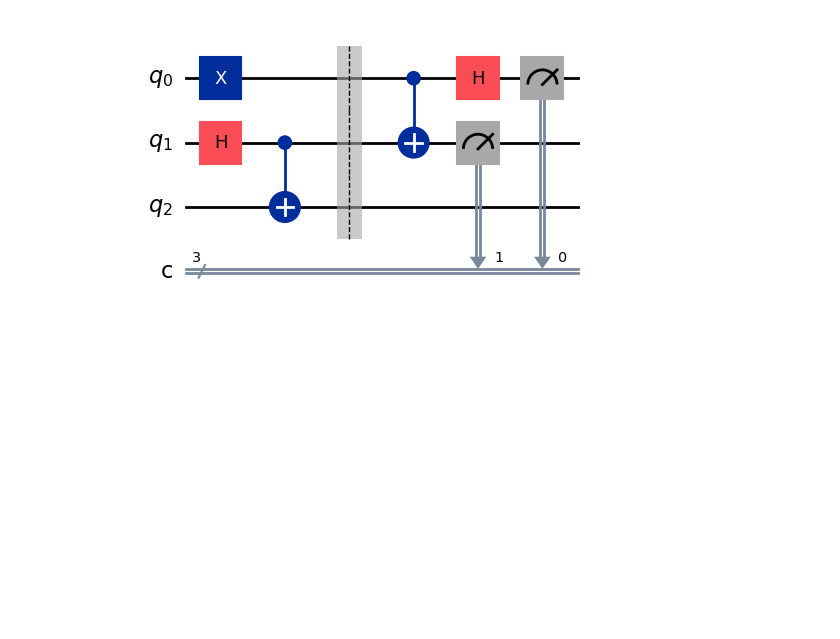
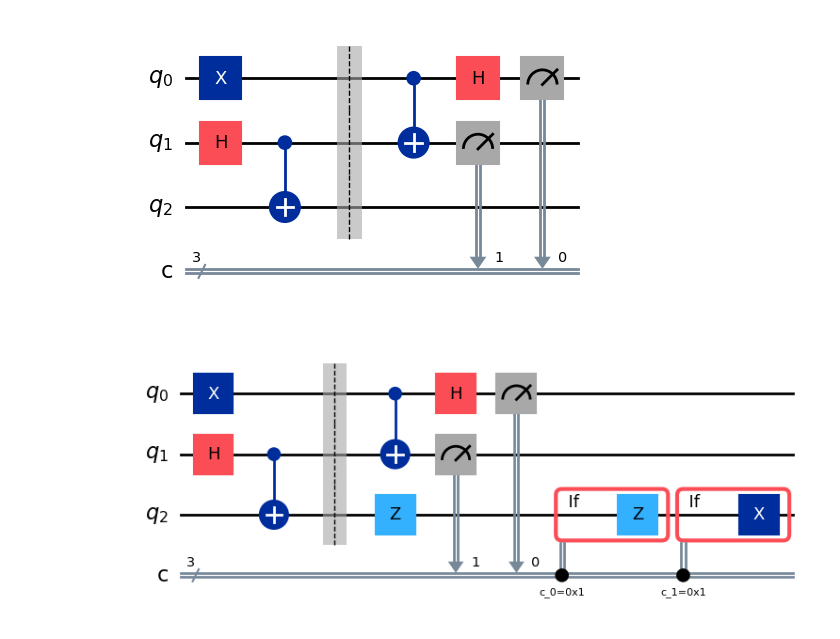
Before and after one commit to JayZeus999/Quantum-Teleportation-Simulation, a Jupyter notebook: q-teleportation.ipynb, the cells around one changed output. Cells and saved outputs as stored; diff of their text form; code cells hidden in the pictures; blank space fills up the shorter version.

Commit message:
Set up correction gates on Bob's recieving end

```diff
--- a/q-teleportation.ipynb
+++ b/q-teleportation.ipynb
@@ -73,3 +73,22 @@ qc.measure(1, 1)
 qc.draw("mpl")
 # %% [output]
 [figure]
+# %%
+# Bob's correction gates
+
+# If classical bit 0 equals 1: apply Z gate to q2.
+# Z corrects phase errors introduced during teleportation: ∣1⟩ → −∣1⟩
+
+with qc.if_test((qc.clbits[0], 1)):
+    qc.z(2)
+
+# If classical bit 1 equals 1: apply X gate to q2.
+# This is because certain Bell measurement outcomes flip Bob’s qubit incorrectly.
+# X fixes that bit flip: |0> ↔ |1>
+
+with qc.if_test((qc.clbits[1], 1)):
+    qc.x(2)
+
+qc.draw("mpl")
+# %% [output]
+[figure, added]
```
